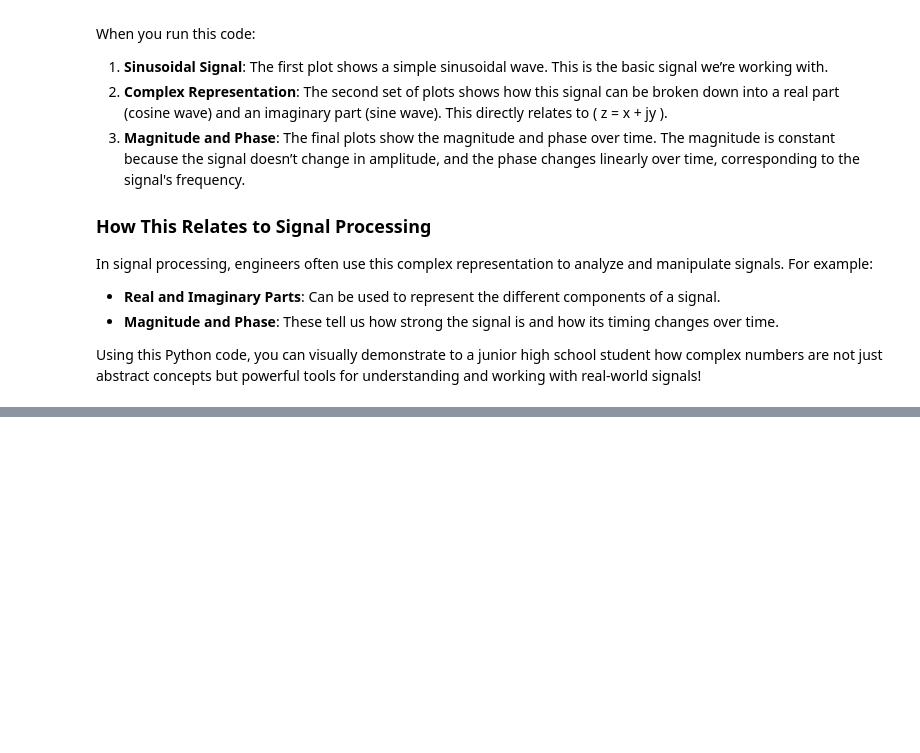
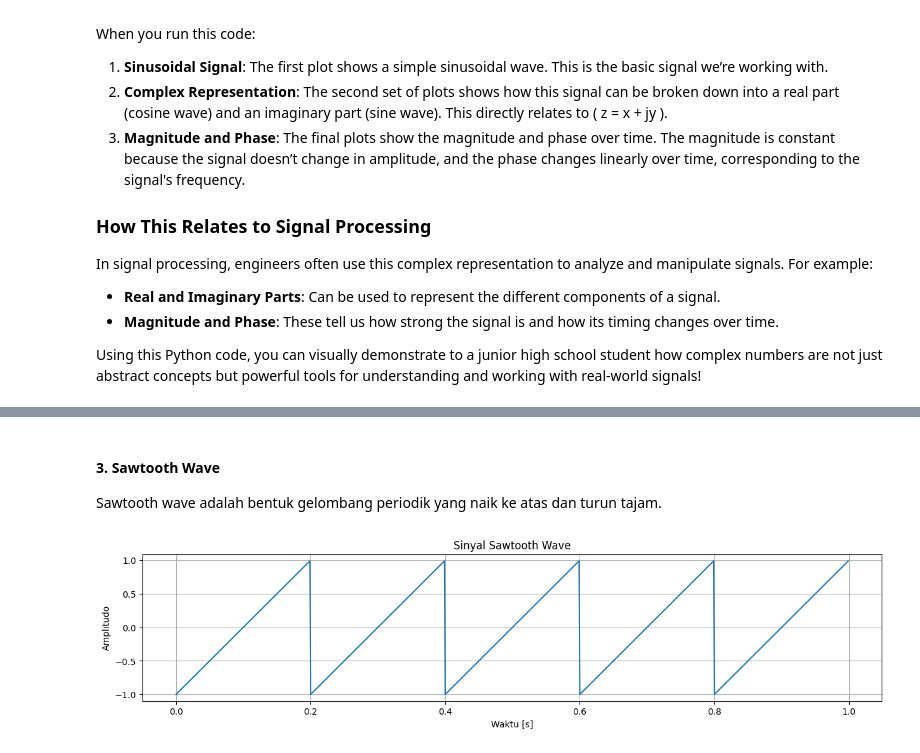
Before and after one commit to informatika-itera/if3024-handson, a Jupyter notebook: 0_complex_number.ipynb, the cells around one changed output, grey strips where cells are left out. Cells and saved outputs as stored; diff of their text form; code cells hidden in the pictures; blank space fills up the shorter version.

```diff
--- a/0_complex_number.ipynb
+++ b/0_complex_number.ipynb
@@ -102,0 +171,16 @@ Using this Python code, you can visually demonstrate to a junior high school stu
+# %% [markdown]
+#### 3. **Sawtooth Wave**
+Sawtooth wave adalah bentuk gelombang periodik yang naik ke atas dan turun tajam.
+# %%
+sawtooth_wave = signal.sawtooth(2 * np.pi * f * t)
+
+  # Plot sinyal
+plt.figure(figsize=(15, 3))
+plt.plot(t, sawtooth_wave)
+plt.title('Sinyal Sawtooth Wave')
+plt.xlabel('Waktu [s]')
+plt.ylabel('Amplitudo')
+plt.grid(True)
+plt.show()
+# %% [output]
+[figure, added]
```
Also changed, not shown: parts of 10 cells of this notebook, 3 other files.
